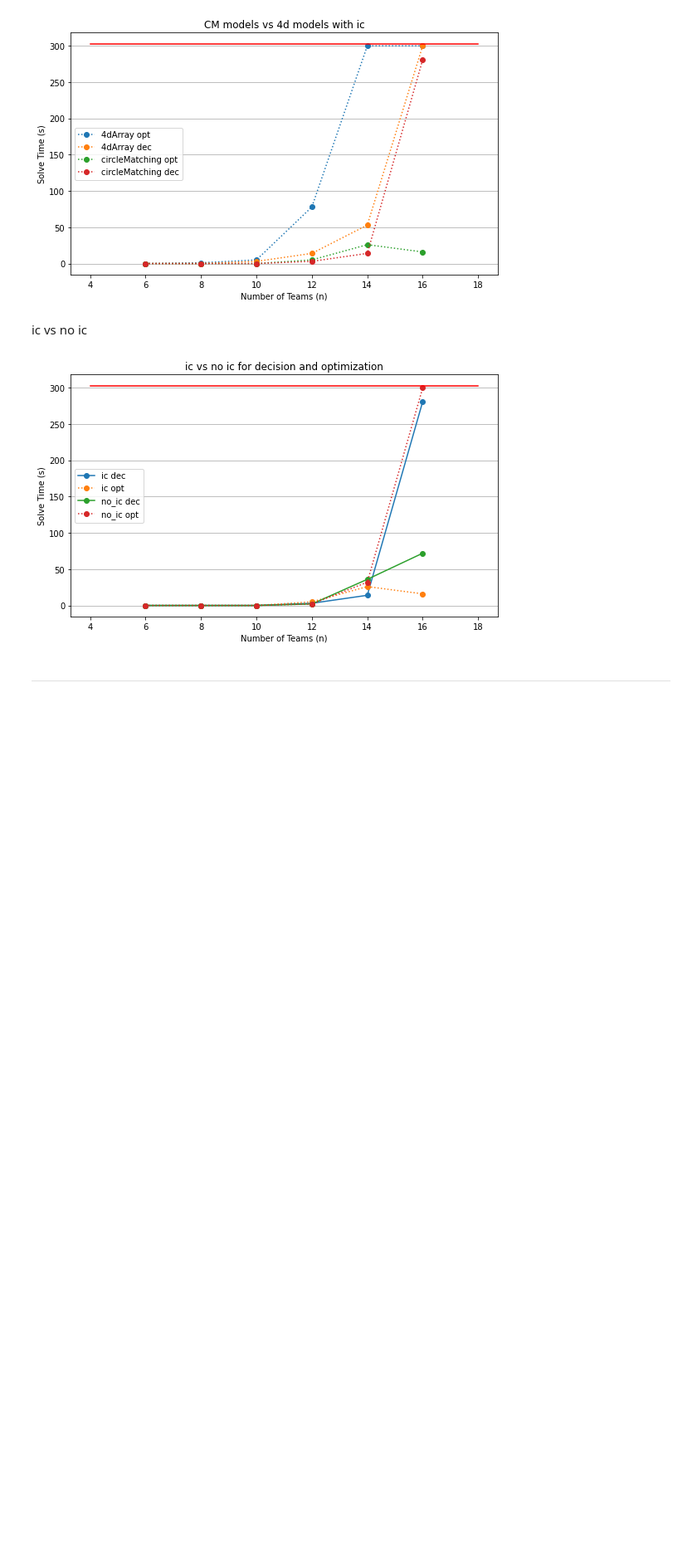
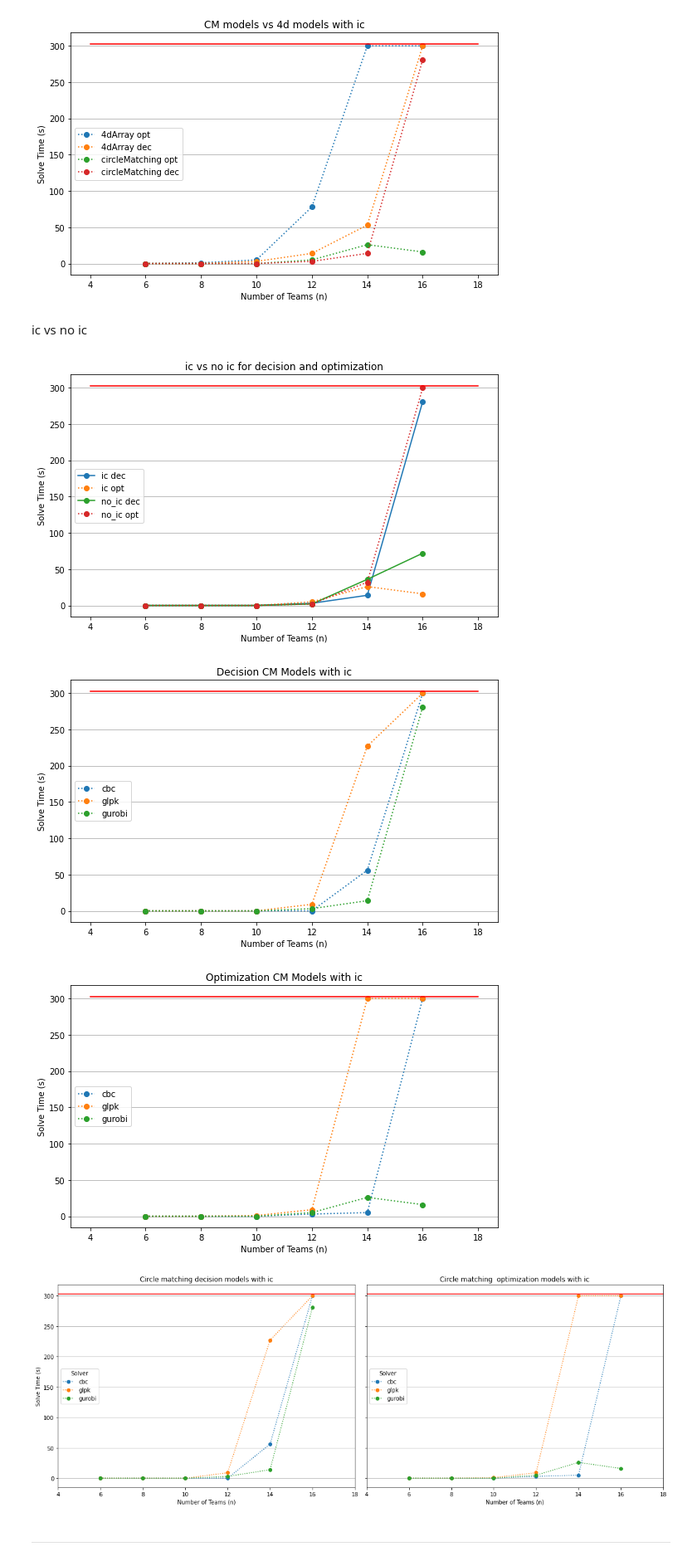
Before and after one commit to SamueleCentanni/CDMO_2025, a Jupyter notebook: source/MIP/plot_stats.ipynb, the cells around one changed output. Shown: that part at 83% size. Saved outputs shown, nothing was run; the diff lists cells and outputs as text; code cells hidden in the pictures; blank space fills up the shorter version.

```diff
--- a/source/MIP/plot_stats.ipynb
+++ b/source/MIP/plot_stats.ipynb
@@ -135,5 +135,74 @@ plt.grid(True, which='both', axis='y')
 plt.show()
 # %% [output]
 [figure]
+# %%
+df_opt = df[(df['version'] == 'decision')  & (df['model'] == 'circleMatching') & (df['ic'] == 'ic')]
+
+plt.figure(figsize=(8, 5))
+for solver in df_opt['solver'].unique():
+    df_solver = df_opt[(df_opt['solver'] == solver)]
+    plt.plot(df_solver['n'], df_solver['time'], marker='o', linestyle=':', label=solver)
+plt.plot([4,18], [303,303], c='r')
+plt.xticks(range(4, 19, 2))
+plt.legend(title='Solver')
+plt.xlabel('Number of Teams (n)')
+plt.ylabel('Solve Time (s)')
+plt.title('Decision CM Models with ic')
+plt.legend(loc='center left')
+plt.tight_layout()
+plt.grid(True, which='both', axis='y')
+plt.show()
+
+df_opt = df[(df['version'] == 'optimization')  & (df['model'] == 'circleMatching') & (df['ic'] == 'ic')]
+
+plt.figure(figsize=(8, 5))
+for solver in df_opt['solver'].unique():
+    df_solver = df_opt[(df_opt['solver'] == solver)]
+    plt.plot(df_solver['n'], df_solver['time'], marker='o', linestyle=':', label=solver)
+plt.plot([4,18], [303,303], c='r')
+plt.xticks(range(4, 19, 2))
+plt.legend(title='Solver')
+plt.xlabel('Number of Teams (n)')
+plt.ylabel('Solve Time (s)')
+plt.title('Optimization CM Models with ic')
+plt.legend(loc='center left')
+plt.tight_layout()
+plt.grid(True, which='both', axis='y')
+# combine decision and optimization into subplots
+fig, axes = plt.subplots(1, 2, figsize=(16, 6), sharey=True)
+
+# decision subplot
+df_dec = df[(df['version'] == 'decision') & (df['model'] == 'circleMatching') & (df['ic'] == 'ic')]
+ax = axes[0]
+for solver in df_dec['solver'].unique():
+    df_solver = df_dec[df_dec['solver'] == solver]
+    ax.plot(df_solver['n'], df_solver['time'], marker='o', linestyle=':', label=solver)
+ax.axhline(303, color='r')
+ax.set_xticks(range(4, 19, 2))
+ax.set_xlabel('Number of Teams (n)')
+ax.set_ylabel('Solve Time (s)')
+ax.set_title('Circle matching decision models with ic')
+ax.legend(title='Solver', loc='center left')
+ax.grid(True, which='both', axis='y')
+
+# optimization subplot
+df_opt = df[(df['version'] == 'optimization') & (df['model'] == 'circleMatching') & (df['ic'] == 'ic')]
+ax = axes[1]
+for solver in df_opt['solver'].unique():
+    df_solver = df_opt[df_opt['solver'] == solver]
+    ax.plot(df_solver['n'], df_solver['time'], marker='o', linestyle=':', label=solver)
+ax.axhline(303, color='r')
+ax.set_xticks(range(4, 19, 2))
+ax.set_xlabel('Number of Teams (n)')
+ax.set_title('Circle matching  optimization models with ic')
+ax.legend(title='Solver', loc='center left')
+ax.grid(True, which='both', axis='y')
+
+plt.tight_layout()
+plt.show()
+# %% [output]
+[figure, added]
+[figure, added]
+[figure, added]
 # %% [markdown]
 -------------------
```
Also changed, not shown: 12 other files.
